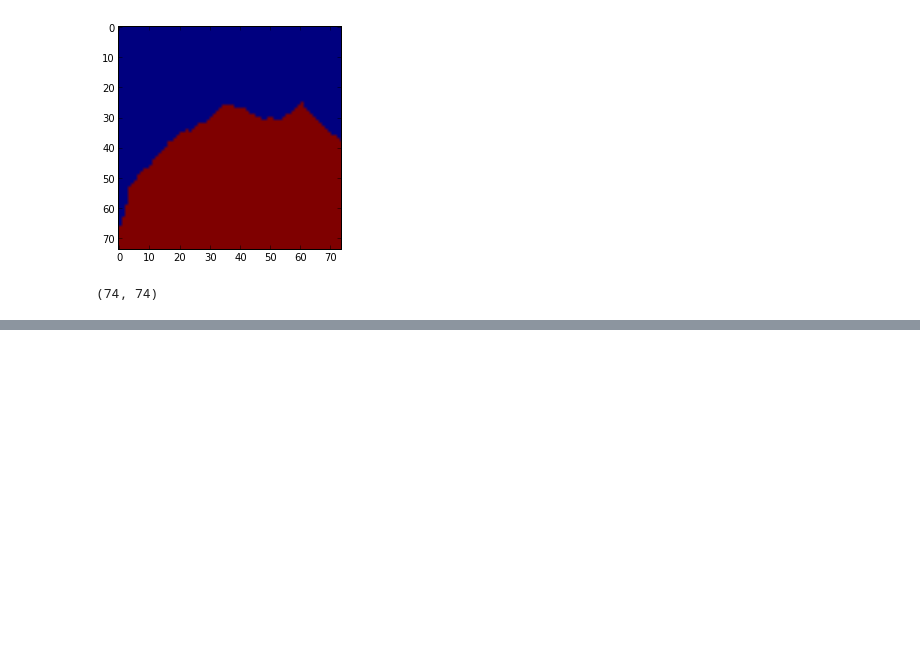
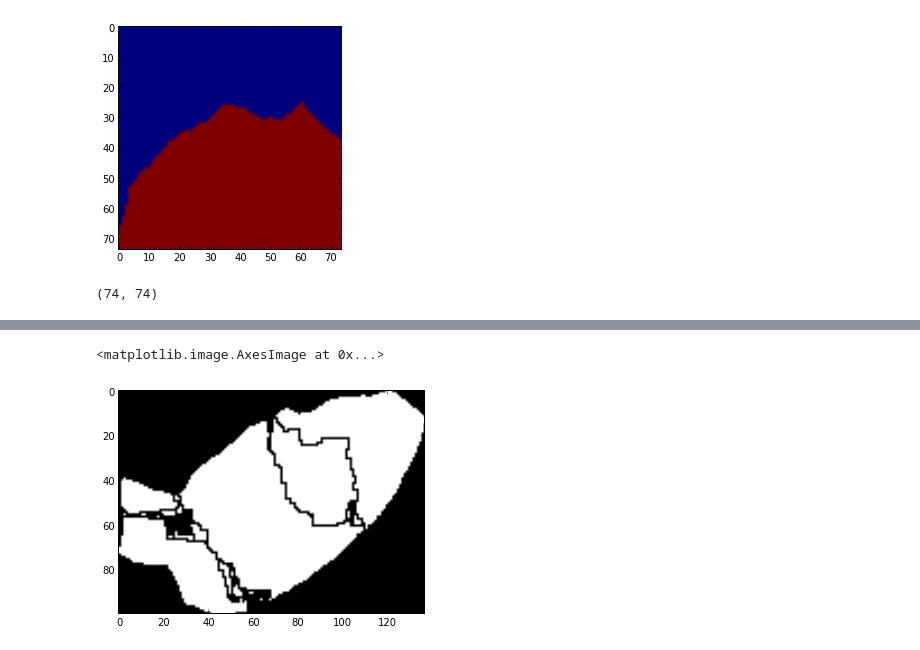
Before and after one commit to VCG/em-quality-metric, a Jupyter notebook: Code/create_merge_splits_new.ipynb, the cells around one changed output, grey strips where cells are left out. Saved outputs shown, nothing was run; the diff lists cells and outputs as text; code cells hidden in the pictures; blank space fills up the shorter version.

```diff
--- a/Code/create_merge_splits_new.ipynb
+++ b/Code/create_merge_splits_new.ipynb
@@ -489,0 +546,2 @@ patches[10]['seg'].shape
+# %%
+patches = create_patches_from_label_id(image, prob, new_seg, 95)
@@ -489,0 +552,16 @@ patches[10]['seg'].shape
+# %%
+smallest_prediction = np.inf
+detected = []
+
+for i,p in enumerate(patches):
+    split_patches = create_merge_splits(p)
+    for p in split_patches:
+
+        prediction = test_patch(val_fn, p)
+        smallest_prediction = min(smallest_prediction, prediction)
+        if prediction <= 0.5:
+            print 'HERE', i, prediction
+            detected.append((p, prediction))
+
+    if i % 300 == 0:
+        print 'another 300 input patches done'
@@ -489,0 +586,26 @@ patches[10]['seg'].shape
+# %%
+aaa = np.array(merged)
+
+
+detected_sorted = sorted(detected, key=lambda x: x[1])
+
+for p in detected_sorted:
+    prediction = p[1]
+    p = p[0]
+#     if prediction > 0.001:
+#         continue
+
+    border = p['border']
+    bbox = p['bbox']
+    center = p['border_center']
+    for c in border:
+        c_ = (center[0]+c[0]-37, center[1]+c[1]-37)
+        aaa[c_[0], c_[1]] = 0
+
+
+
+aaa[merged == 0] = 0
+imshow(aaa[BBOX[0]:BBOX[1], BBOX[2]:BBOX[3]], cmap='gray')
+# %% [output]
+<matplotlib.image.AxesImage at 0x...>
+[figure, added]
```
Also changed, not shown: parts of 15 cells of this notebook, 6 other files.
